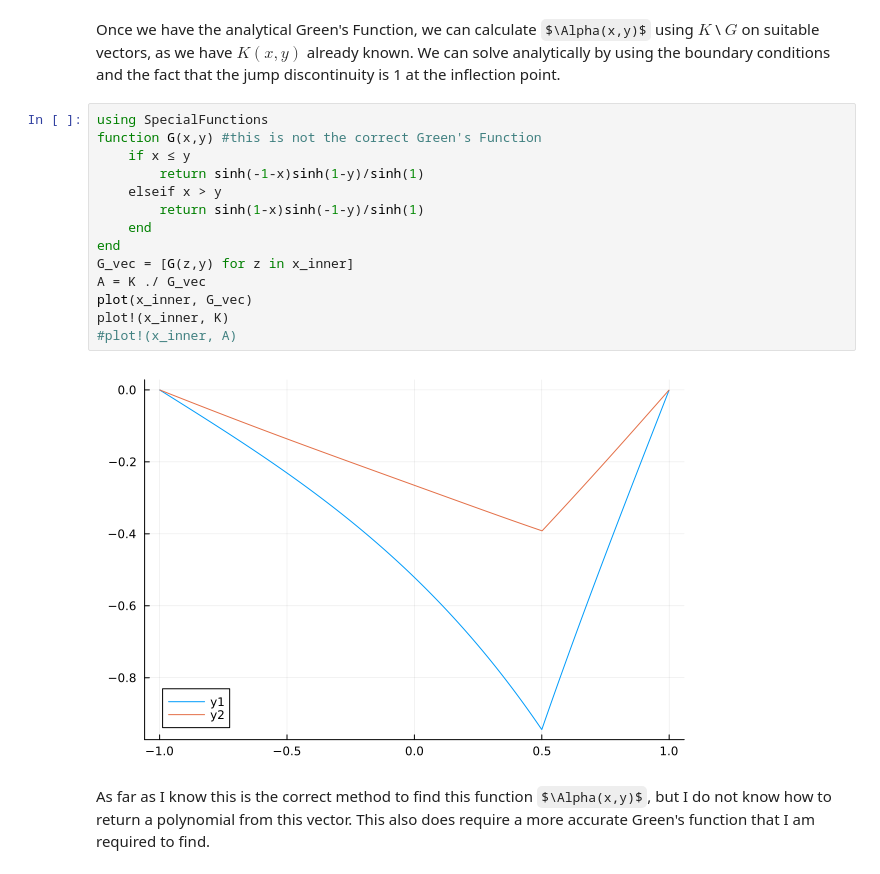
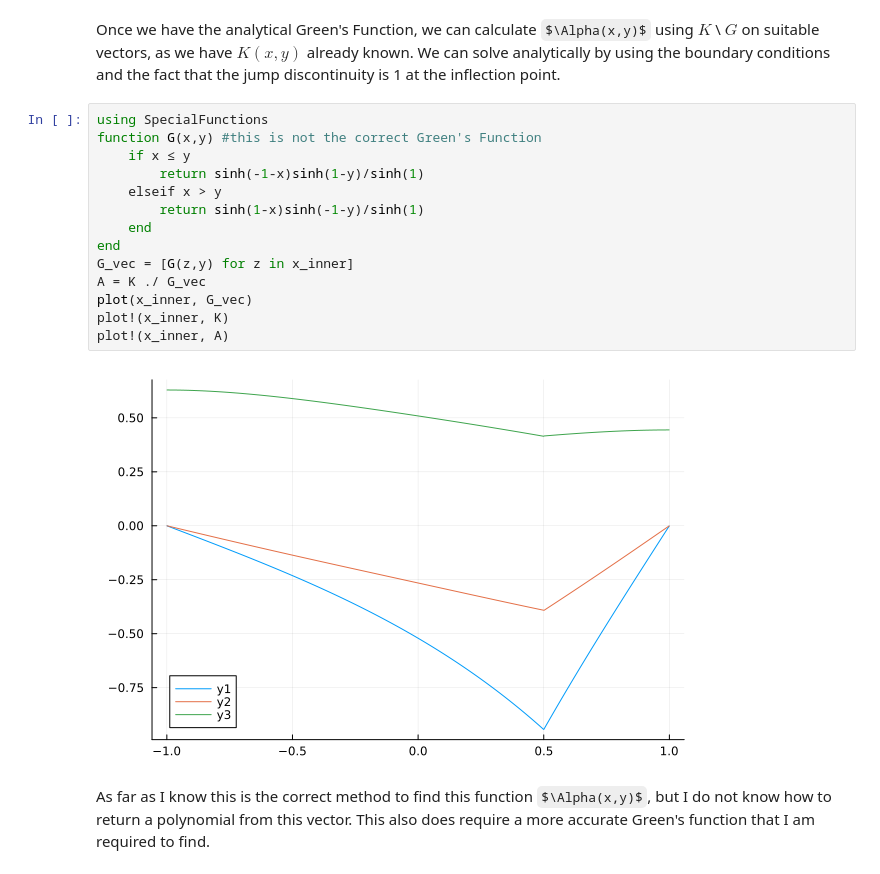
Before and after one commit to cgjunior3-14/M2R-Learning-Greens-Functions, a Jupyter notebook: 1D interpolation.ipynb, the cells around one changed output. Drawn from its saved outputs; the diff is of its cells as text; some formulas as TeX source.

```diff
--- a/1D interpolation.ipynb
+++ b/1D interpolation.ipynb
@@ -279,18 +278,18 @@ We can solve analytically by using the boundary conditions and the fact that the
 # %%
 using SpecialFunctions
 function G(x,y) #this is not the correct Green's Function
     if x ≤ y
         return sinh(-1-x)sinh(1-y)/sinh(1)
     elseif x > y
         return sinh(1-x)sinh(-1-y)/sinh(1)
     end
 end
 G_vec = [G(z,y) for z in x_inner]
 Α = K ./ G_vec
 plot(x_inner, G_vec)
 plot!(x_inner, K)
-#plot!(x_inner, Α)
+plot!(x_inner, Α)
 # %% [output]
-[figure, old version]
+[figure, new version]
 # %% [markdown]
 As far as I know this is the correct method to find this function $\Alpha(x,y)$, but I do not know how to return a polynomial from this vector. This also does require a more accurate Green's function that I am required to find.
```
Also changed, not shown: parts of 4 cells of this notebook, 1 other file.
